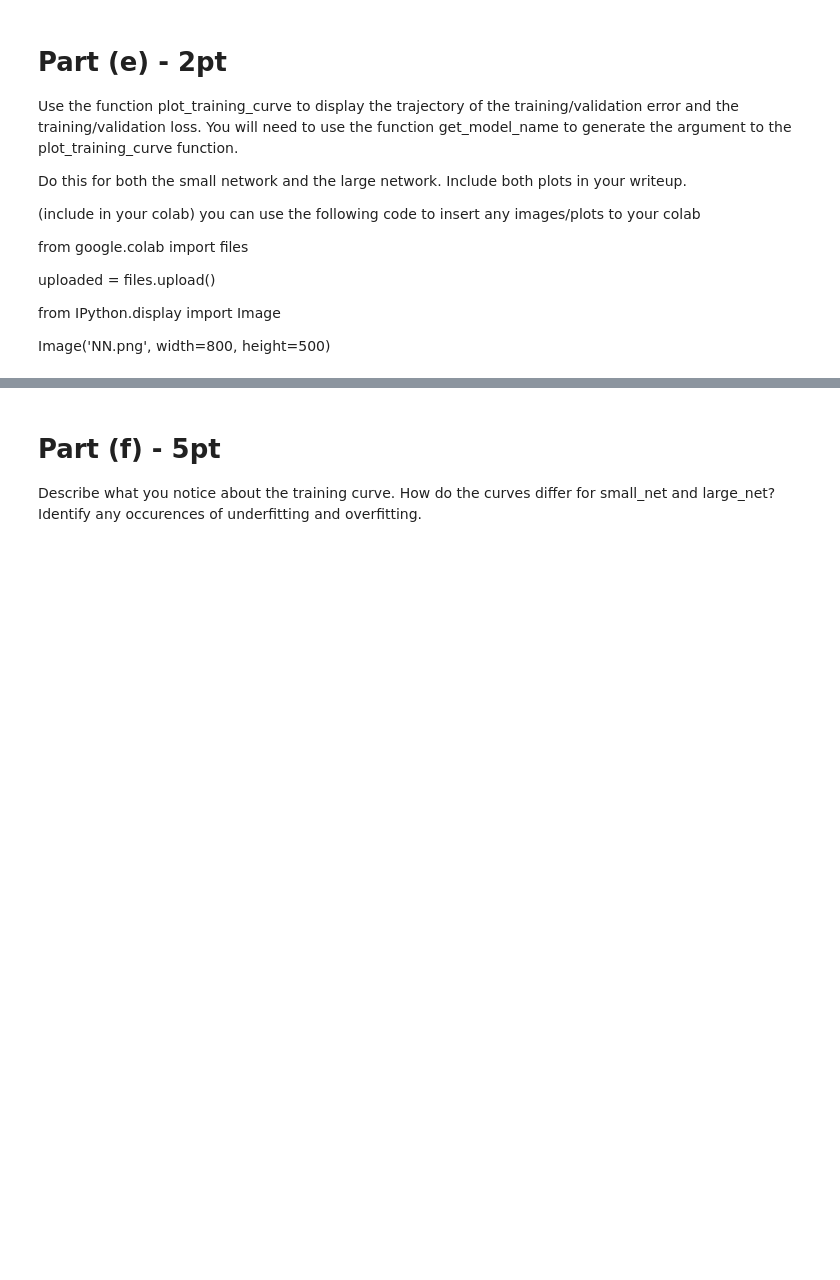
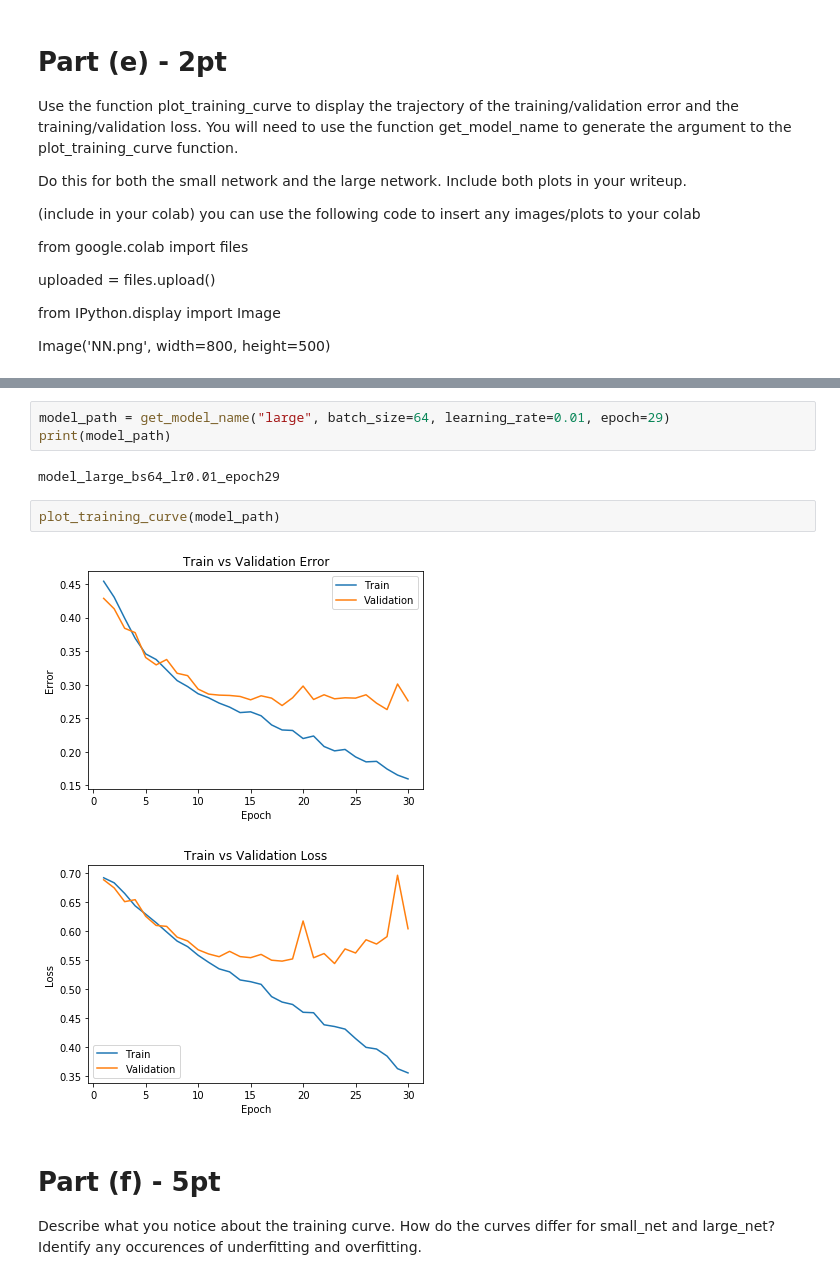
Before and after one commit to faisal3325/cnn, a Jupyter notebook: Project2.ipynb, the cells around one changed output, grey strips where cells are left out. Drawn from its saved outputs; the diff is of its cells as text; blank space fills up the shorter version.

```diff
--- a/Project2.ipynb
+++ b/Project2.ipynb
@@ -696,3 +707,13 @@ Image('NN.png',  width=800, height=500)
+# %%
+model_path = get_model_name("large", batch_size=64, learning_rate=0.01, epoch=29)
+print(model_path)
+# %% [output]
+model_large_bs64_lr0.01_epoch29
+# %%
+plot_training_curve(model_path)
+# %% [output]
+[figure, added]
+[figure, added]
 # %% [markdown]
 # Part (f) - 5pt
 Describe what you notice about the training curve. How do the curves differ for small_net and large_net? Identify any occurences of underfitting and overfitting.
```
Also changed, not shown: parts of 39 cells of this notebook.
